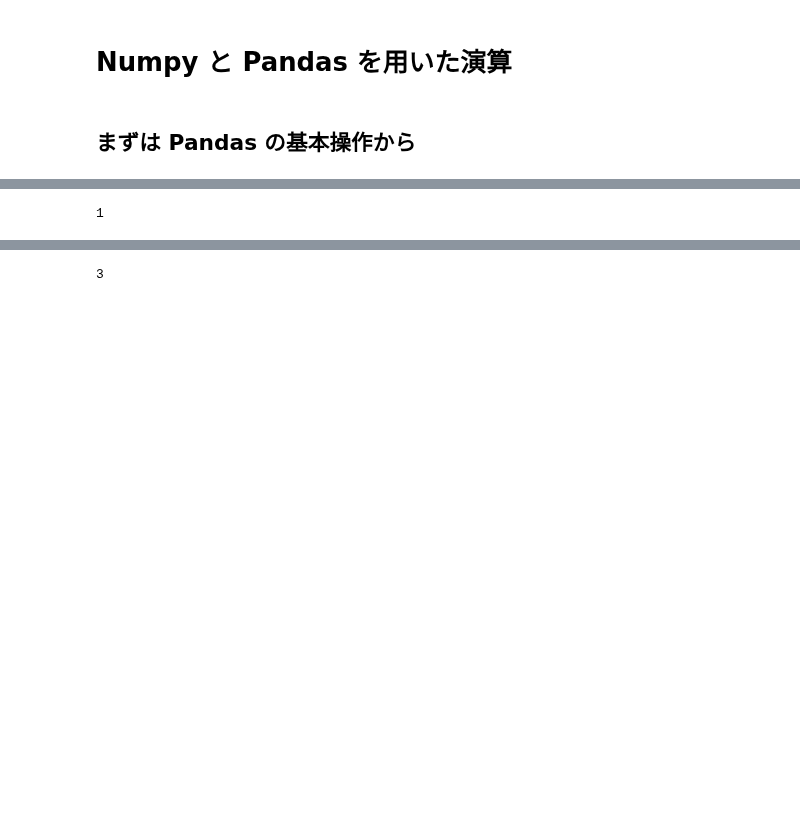
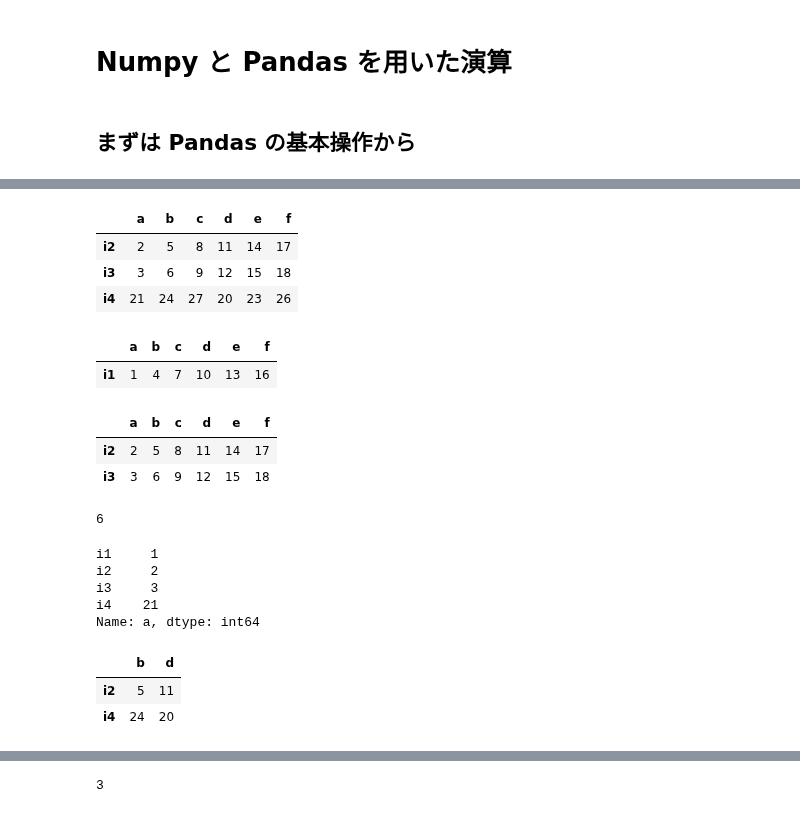
Before and after one commit to maskot1977/ipython_notebook, a Jupyter notebook: Numpy と Pandas を用いた演算.ipynb, the cells around one changed output, grey strips where cells are left out. Saved outputs shown, nothing was run; the diff lists cells and outputs as text; code cells hidden in the pictures; blank space fills up the shorter version.

```diff
--- a/Numpy と Pandas を用いた演算.ipynb
+++ b/Numpy と Pandas を用いた演算.ipynb
@@ -34,7 +42,45 @@ c    8
 Name: i2, dtype: int64
+# %%
+# インデックス番号を指定した行の取り出し
+df.ix[1:] # （ゼロスタートで）１行目以降を取り出す
+# %% [output]
+|  | a | b | c | d | e | f |
+| i2 | 2 | 5 | 8 | 11 | 14 | 17 |
+| i3 | 3 | 6 | 9 | 12 | 15 | 18 |
+| i4 | 21 | 24 | 27 | 20 | 23 | 26 |
+# %%
+# インデックス番号を指定した行の取り出し
+df.ix[:1] # （ゼロスタートで）１行目より手前を取り出す
+# %% [output]
+|  | a | b | c | d | e | f |
+| i1 | 1 | 4 | 7 | 10 | 13 | 16 |
+# %%
+# インデックス番号を指定した行の取り出し
+df.ix[1:3] # （ゼロスタートで）１行目から、３行目の手前までを取り出す
+# %% [output]
+|  | a | b | c | d | e | f |
+| i2 | 2 | 5 | 8 | 11 | 14 | 17 |
+| i3 | 3 | 6 | 9 | 12 | 15 | 18 |
+# %%
+# 一つ目のパラメータで行を、二つ目のパラメータで列を指定して取り出す
+df.ix['i3','b']
+# %% [output]
+6
 # %%
-# 2つ目のparameterに列を渡すことで、行を取得できる。
-df.ix['i1','a']
+# : は全指定の意味
+df.ix[:, 'a']
 # %% [output]
-1
+i1     1
+i2     2
+i3     3
+i4    21
+Name: a, dtype: int64
+# %%
+# 複数の指定も可能。飛び飛びの指定も可能。
+# 番号での指定も名前での指定も可能。
+df.ix[[1,3], ['b','d']]
+# %% [output]
+|  | b | d |
+| i2 | 5 | 11 |
+| i4 | 24 | 20 |
 # %%
```
Also changed, not shown: parts of 54 cells of this notebook.
